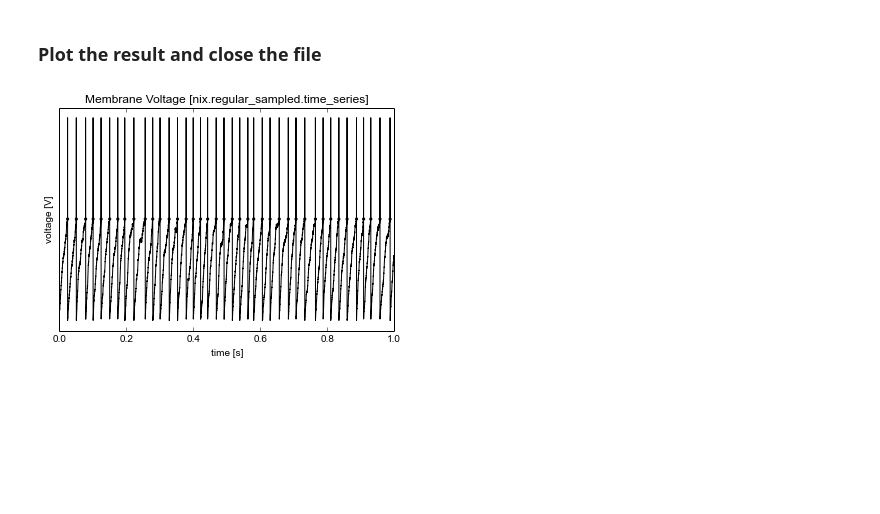
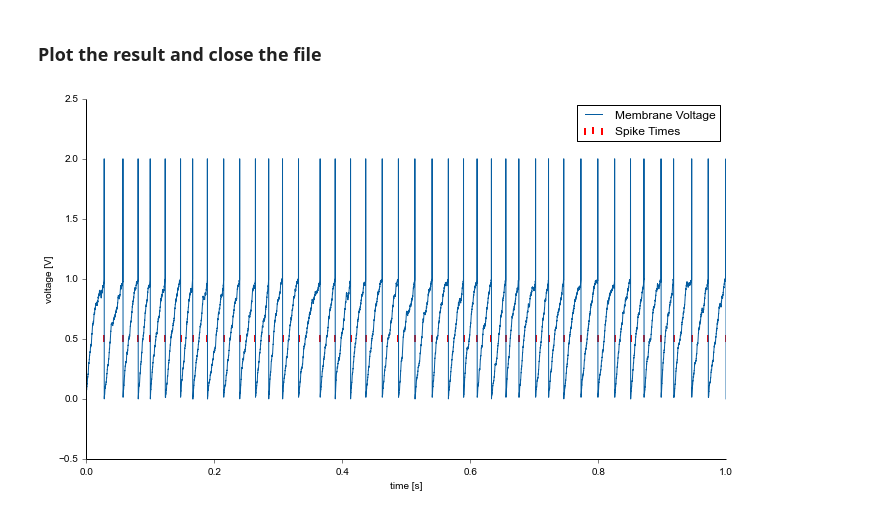
Before and after one commit to G-Node/nix-demo, a Jupyter notebook: Create file tutorial.ipynb, the cells around one changed output. Drawn from its saved outputs; the diff is of its cells as text; code cells hidden in the pictures; blank space fills up the shorter version.

```diff
--- a/Create file tutorial.ipynb
+++ b/Create file tutorial.ipynb
@@ -60,11 +60,12 @@ spike_tag.references.append(signal)
 # %%
 from utils.plotting import Plotter
 %matplotlib inline
 
-plotter = Plotter()
-plotter.add_plot(spikes)
-plotter.add_plot(signal)
+plotter = Plotter(width=1000, height=500)
+plotter.add(spikes, color="red")
+plotter.add(signal)
 
+plotter.plot()
 f.close()
 # %% [output]
-[figure, old version]
+[figure, new version]
```
Also changed, not shown: parts of 2 cells of this notebook, 2 other files.
